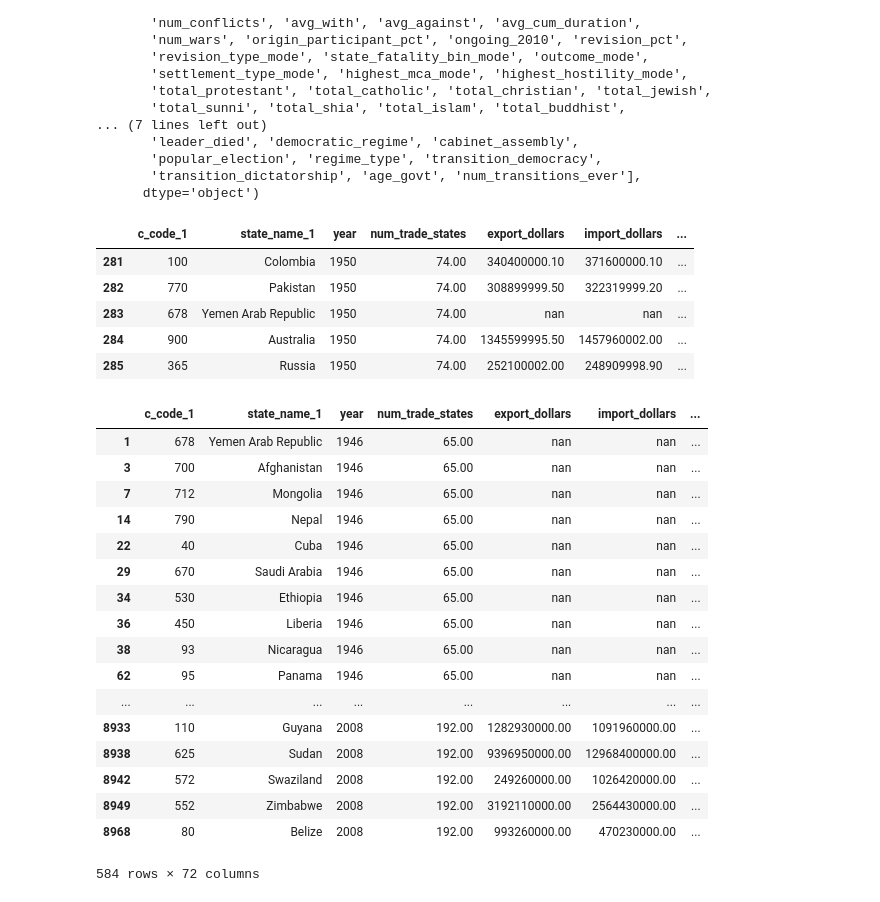
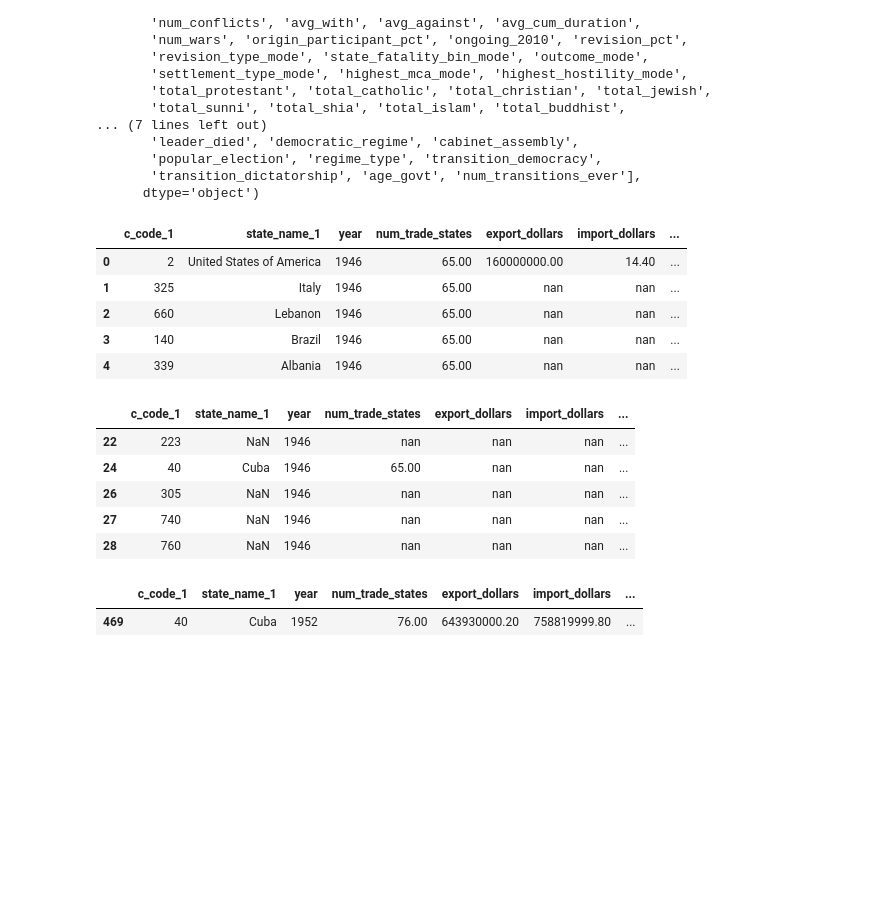
Before and after one commit to cyaris/international_armed_conflict, a Jupyter notebook: Armed Conflict Data Clean.ipynb, the cells around one changed output. Cells and saved outputs as stored; diff of their text form; code cells hidden in the pictures; blank space fills up the shorter version.

```diff
--- a/Armed Conflict Data Clean.ipynb
+++ b/Armed Conflict Data Clean.ipynb
@@ -719,5 +659,40 @@ wrp_df[wrp_df['total_non_religious'] == 0].head()
 | 29 | 1950.00 | 31 | Bahamas | 0.00 | 0.00 | 0.00 | 0.00 | ... |
 | 30 | 1955.00 | 31 | Bahamas | 0.00 | 0.00 | 0.00 | 0.00 | ... |
 | 31 | 1960.00 | 31 | Bahamas | 0.00 | 0.00 | 0.00 | 0.00 | ... |
+# %%
+row_list = []
+years = list(np.linspace(1945, 2010, 66).astype(int))
+for c_code in wrp_df['c_code_1'].unique():
+    for year in years:
+        try:
+            assert len(list(flatten(wrp_df.loc[(wrp_df['year'] == year) & (wrp_df['c_code_1'] == c_code)].values))) > 0
+            row_list.append(list(flatten(wrp_df.loc[(wrp_df['year'] == year) & (wrp_df['c_code_1'] == c_code)].values)))
+        except:
+            slope_coef = int(str(year)[-1])
+            if slope_coef > 5:
+                slope_coef_adj = slope_coef - 5
+            else:
+                slope_coef_adj = slope_coef
+            total_protestant_est = float((slope_coef_adj * ((wrp_df.loc[(wrp_df['year'] == year + (5 - slope_coef_adj)) & (wrp_df['c_code_1'] == c_code)]['total_protestant'].values - wrp_df.loc[(wrp_df['year'] == (year - slope_coef_adj)) & (wrp_df['c_code_1'] == c_code)]['total_protestant'].values)/5)) + wrp_df.loc[(wrp_df['year'] == (year - slope_coef_adj)) & (wrp_df['c_code_1'] == c_code)]['total_protestant'].values)
+            total_catholic_est = float((slope_coef_adj * ((wrp_df.loc[(wrp_df['year'] == year + (5 - slope_coef_adj)) & (wrp_df['c_code_1'] == c_code)]['total_catholic'].values - wrp_df.loc[(wrp_df['year'] == (year - slope_coef_adj)) & (wrp_df['c_code_1'] == c_code)]['total_catholic'].values)/5)) + wrp_df.loc[(wrp_df['year'] == (year - slope_coef_adj)) & (wrp_df['c_code_1'] == c_code)]['total_catholic'].values)
+            total_christian_est = float((slope_coef_adj * ((wrp_df.loc[(wrp_df['year'] == year + (5 - slope_coef_adj)) & (wrp_df['c_code_1'] == c_code)]['total_christian'].values - wrp_df.loc[(wrp_df['year'] == (year - slope_coef_adj)) & (wrp_df['c_code_1'] == c_code)]['total_christian'].values)/5)) + wrp_df.loc[(wrp_df['year'] == (year - slope_coef_adj)) & (wrp_df['c_code_1'] == c_code)]['total_christian'].values)
+            total_jewish_est = float((slope_coef_adj * ((wrp_df.loc[(wrp_df['year'] == year + (5 - slope_coef_adj)) & (wrp_df['c_code_1'] == c_code)]['total_jewish'].values - wrp_df.loc[(wrp_df['year'] == (year - slope_coef_adj)) & (wrp_df['c_code_1'] == c_code)]['total_jewish'].values)/5)) + wrp_df.loc[(wrp_df['year'] == (year - slope_coef_adj)) & (wrp_df['c_code_1'] == c_code)]['total_jewish'].values)
+            total_sunni_est = float((slope_coef_adj * ((wrp_df.loc[(wrp_df['year'] == year + (5 - slope_coef_adj)) & (wrp_df['c_code_1'] == c_code)]['total_sunni'].values - wrp_df.loc[(wrp_df['year'] == (year - slope_coef_adj)) & (wrp_df['c_code_1'] == c_code)]['total_sunni'].values)/5)) + wrp_df.loc[(wrp_df['year'] == (year - slope_coef_adj)) & (wrp_df['c_code_1'] == c_code)]['total_sunni'].values)
+            total_shia_est = float((slope_coef_adj * ((wrp_df.loc[(wrp_df['year'] == year + (5 - slope_coef_adj)) & (wrp_df['c_code_1'] == c_code)]['total_shia'].values - wrp_df.loc[(wrp_df['year'] == (year - slope_coef_adj)) & (wrp_df['c_code_1'] == c_code)]['total_shia'].values)/5)) + wrp_df.loc[(wrp_df['year'] == (year - slope_coef_adj)) & (wrp_df['c_code_1'] == c_code)]['total_shia'].values)
+            total_islam_est = float((slope_coef_adj * ((wrp_df.loc[(wrp_df['year'] == year + (5 - slope_coef_adj)) & (wrp_df['c_code_1'] == c_code)]['total_islam'].values - wrp_df.loc[(wrp_df['year'] == (year - slope_coef_adj)) & (wrp_df['c_code_1'] == c_code)]['total_islam'].values)/5)) + wrp_df.loc[(wrp_df['year'] == (year - slope_coef_adj)) & (wrp_df['c_code_1'] == c_code)]['total_islam'].values)
+            total_buddhist_est = float((slope_coef_adj * ((wrp_df.loc[(wrp_df['year'] == year + (5 - slope_coef_adj)) & (wrp_df['c_code_1'] == c_code)]['total_buddhist'].values - wrp_df.loc[(wrp_df['year'] == (year - slope_coef_adj)) & (wrp_df['c_code_1'] == c_code)]['total_buddhist'].values)/5)) + wrp_df.loc[(wrp_df['year'] == (year - slope_coef_adj)) & (wrp_df['c_code_1'] == c_code)]['total_buddhist'].values)
+            total_hindu_est = float((slope_coef_adj * ((wrp_df.loc[(wrp_df['year'] == year + (5 - slope_coef_adj)) & (wrp_df['c_code_1'] == c_code)]['total_hindu'].values - wrp_df.loc[(wrp_df['year'] == (year - slope_coef_adj)) & (wrp_df['c_code_1'] == c_code)]['total_hindu'].values)/5)) + wrp_df.loc[(wrp_df['year'] == (year - slope_coef_adj)) & (wrp_df['c_code_1'] == c_code)]['total_hindu'].values)
+            total_sikh_est = float((slope_coef_adj * ((wrp_df.loc[(wrp_df['year'] == year + (5 - slope_coef_adj)) & (wrp_df['c_code_1'] == c_code)]['total_sikh'].values - wrp_df.loc[(wrp_df['year'] == (year - slope_coef_adj)) & (wrp_df['c_code_1'] == c_code)]['total_sikh'].values)/5)) + wrp_df.loc[(wrp_df['year'] == (year - slope_coef_adj)) & (wrp_df['c_code_1'] == c_code)]['total_sikh'].values)
+            total_shinto_est = float((slope_coef_adj * ((wrp_df.loc[(wrp_df['year'] == year + (5 - slope_coef_adj)) & (wrp_df['c_code_1'] == c_code)]['total_shinto'].values - wrp_df.loc[(wrp_df['year'] == (year - slope_coef_adj)) & (wrp_df['c_code_1'] == c_code)]['total_shinto'].values)/5)) + wrp_df.loc[(wrp_df['year'] == (year - slope_coef_adj)) & (wrp_df['c_code_1'] == c_code)]['total_shinto'].values)
+            total_non_religious_est = float((slope_coef_adj * ((wrp_df.loc[(wrp_df['year'] == year + (5 - slope_coef_adj)) & (wrp_df['c_code_1'] == c_code)]['total_non_religious'].values - wrp_df.loc[(wrp_df['year'] == (year - slope_coef_adj)) & (wrp_df['c_code_1'] == c_code)]['total_non_religious'].values)/5)) + wrp_df.loc[(wrp_df['year'] == (year - slope_coef_adj)) & (wrp_df['c_code_1'] == c_code)]['total_non_religious'].values)
+            row_list.append([year, c_code, c_code_dic[c_code], total_protestant_est, total_catholic_est, total_christian_est, total_jewish_est, total_sunni_est, total_shia_est, total_islam_est, total_buddhist_est, total_hindu_est, total_sikh_est, total_shinto_est, total_non_religious_est])
+# %%
+wrp_df = pd.DataFrame(row_list)
+
+wrp_df.columns = ['year', 'c_code_1', 'state_name_1', 'total_protestant',
+         'total_catholic', 'total_christian', 'total_jewish',
+         'total_sunni', 'total_shia', 'total_islam',
+         'total_buddhist', 'total_hindu', 'total_sikh',
+         'total_shinto', 'total_non_religious']
 # %%
 wrp_df.to_pickle('pickle/wrp_df.pkl')
@@ -865,32 +854,25 @@ Index(['c_code_1', 'state_name_1', 'year', 'num_trade_states',
        'transition_dictatorship', 'age_govt', 'num_transitions_ever'],
       dtype='object')
 # %%
-df[([s % 5 == 0 for s in df['year']])].head()
+df[([s % 5 != 0 for s in df['year']])].head()
 # %% [output]
 |  | c_code_1 | state_name_1 | year | num_trade_states | export_dollars | import_dollars | ... |
-| 281 | 100 | Colombia | 1950 | 74.00 | 340400000.10 | 371600000.10 | ... |
-| 282 | 770 | Pakistan | 1950 | 74.00 | 308899999.50 | 322319999.20 | ... |
-| 283 | 678 | Yemen Arab Republic | 1950 | 74.00 | nan | nan | ... |
-| 284 | 900 | Australia | 1950 | 74.00 | 1345599995.50 | 1457960002.00 | ... |
-| 285 | 365 | Russia | 1950 | 74.00 | 252100002.00 | 248909998.90 | ... |
+| 0 | 2 | United States of America | 1946 | 65.00 | 160000000.00 | 14.40 | ... |
+| 1 | 325 | Italy | 1946 | 65.00 | nan | nan | ... |
+| 2 | 660 | Lebanon | 1946 | 65.00 | nan | nan | ... |
+| 3 | 140 | Brazil | 1946 | 65.00 | nan | nan | ... |
+| 4 | 339 | Albania | 1946 | 65.00 | nan | nan | ... |
 # %%
-df[df['military_expenditure'].isnull()]
+df[df['military_expenditure'].isnull()].head()
 # %% [output]
 |  | c_code_1 | state_name_1 | year | num_trade_states | export_dollars | import_dollars | ... |
-| 1 | 678 | Yemen Arab Republic | 1946 | 65.00 | nan | nan | ... |
-| 3 | 700 | Afghanistan | 1946 | 65.00 | nan | nan | ... |
-| 7 | 712 | Mongolia | 1946 | 65.00 | nan | nan | ... |
-| 14 | 790 | Nepal | 1946 | 65.00 | nan | nan | ... |
-| 22 | 40 | Cuba | 1946 | 65.00 | nan | nan | ... |
-| 29 | 670 | Saudi Arabia | 1946 | 65.00 | nan | nan | ... |
-| 34 | 530 | Ethiopia | 1946 | 65.00 | nan | nan | ... |
-| 36 | 450 | Liberia | 1946 | 65.00 | nan | nan | ... |
-| 38 | 93 | Nicaragua | 1946 | 65.00 | nan | nan | ... |
-| 62 | 95 | Panama | 1946 | 65.00 | nan | nan | ... |
-| ... | ... | ... | ... | ... | ... | ... | ... |
-| 8933 | 110 | Guyana | 2008 | 192.00 | 1282930000.00 | 1091960000.00 | ... |
-| 8938 | 625 | Sudan | 2008 | 192.00 | 9396950000.00 | 12968400000.00 | ... |
-| 8942 | 572 | Swaziland | 2008 | 192.00 | 249260000.00 | 1026420000.00 | ... |
-| 8949 | 552 | Zimbabwe | 2008 | 192.00 | 3192110000.00 | 2564430000.00 | ... |
-| 8968 | 80 | Belize | 2008 | 192.00 | 993260000.00 | 470230000.00 | ... |
+| 22 | 223 | NaN | 1946 | nan | nan | nan | ... |
+| 24 | 40 | Cuba | 1946 | 65.00 | nan | nan | ... |
+| 26 | 305 | NaN | 1946 | nan | nan | nan | ... |
+| 27 | 740 | NaN | 1946 | nan | nan | nan | ... |
+| 28 | 760 | NaN | 1946 | nan | nan | nan | ... |
-584 rows × 72 columns
+# %%
+df[(df['year'] == 1952) & (df['c_code_1'] == 40)]
+# %% [output]
+|  | c_code_1 | state_name_1 | year | num_trade_states | export_dollars | import_dollars | ... |
+| 469 | 40 | Cuba | 1952 | 76.00 | 643930000.20 | 758819999.80 | ... |
```
Also changed, not shown: parts of 13 cells of this notebook, 2 other files.
